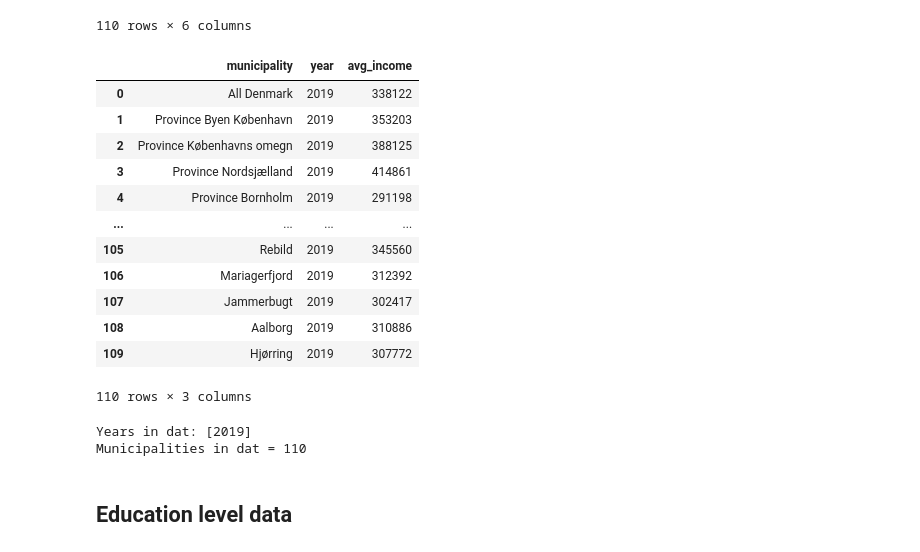
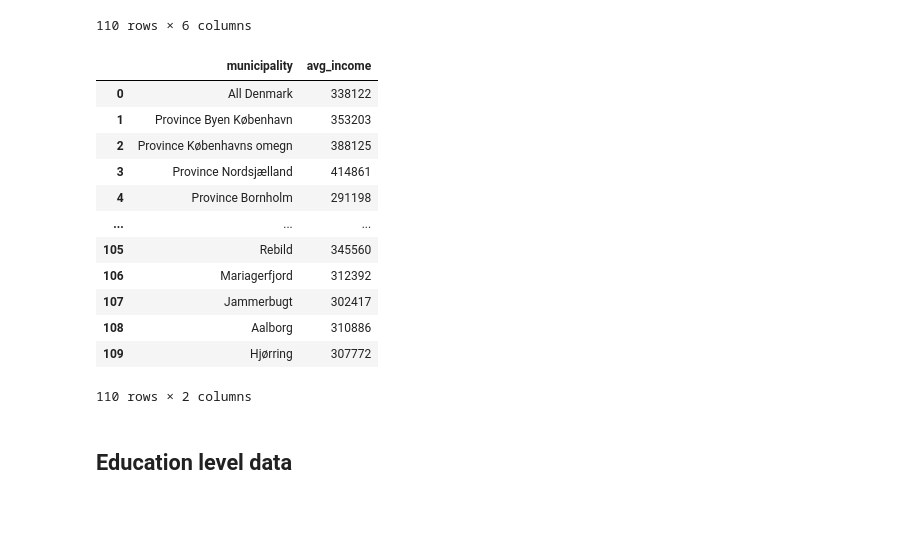
Before and after one commit to AskerNC/projects-2021-sstl, a Jupyter notebook: dataproject/dataproject.ipynb, the cells around one changed output. Saved outputs shown, nothing was run; the diff lists cells and outputs as text; code cells hidden in the pictures; blank space fills up the shorter version.

```diff
--- a/dataproject/dataproject.ipynb
+++ b/dataproject/dataproject.ipynb
@@ -213,29 +213,26 @@ display(inc_api)
 | 109 | Hjørring | Average income for all people (DKK) | Men and women, total | 2 Pre-tax Income, total (3+7+22+2... | 2019 | 307772 |
 110 rows × 6 columns
 # %%
-inc_1=inc_api.drop(['KOEN','INDKOMSTTYPE','ENHED'], axis=1)
+inc_1=inc_api.drop(['KOEN','INDKOMSTTYPE','ENHED', 'TID'], axis=1)
 
-inc_1.rename(columns = {'INDHOLD':'avg_income','OMRÅDE':'municipality','TID':'year'}, inplace=True)
+inc_1.rename(columns = {'INDHOLD':'avg_income','OMRÅDE':'municipality'}, inplace=True)
 display(inc_1)
 
-print(f'Years in dat: {inc_1.year.unique()}')
-print(f'Municipalities in dat = {len(inc_1.municipality.unique())}')
+#print(f'Years in dat: {inc_1.year.unique()}')
 # %% [output]
-|  | municipality | year | avg_income |
-| 0 | All Denmark | 2019 | 338122 |
-| 1 | Province Byen København | 2019 | 353203 |
-| 2 | Province Københavns omegn | 2019 | 388125 |
-| 3 | Province Nordsjælland | 2019 | 414861 |
-| 4 | Province Bornholm | 2019 | 291198 |
-| ... | ... | ... | ... |
-| 105 | Rebild | 2019 | 345560 |
-| 106 | Mariagerfjord | 2019 | 312392 |
-| 107 | Jammerbugt | 2019 | 302417 |
-| 108 | Aalborg | 2019 | 310886 |
-| 109 | Hjørring | 2019 | 307772 |
+|  | municipality | avg_income |
+| 0 | All Denmark | 338122 |
+| 1 | Province Byen København | 353203 |
+| 2 | Province Københavns omegn | 388125 |
+| 3 | Province Nordsjælland | 414861 |
+| 4 | Province Bornholm | 291198 |
+| ... | ... | ... |
+| 105 | Rebild | 345560 |
+| 106 | Mariagerfjord | 312392 |
+| 107 | Jammerbugt | 302417 |
+| 108 | Aalborg | 310886 |
+| 109 | Hjørring | 307772 |
-110 rows × 3 columns
+110 rows × 2 columns
-Years in dat: [2019]
-Municipalities in dat = 110
 # %% [markdown]
 ## Education level data
 # %% [markdown]
```
Also changed, not shown: parts of 1 cell of this notebook.
